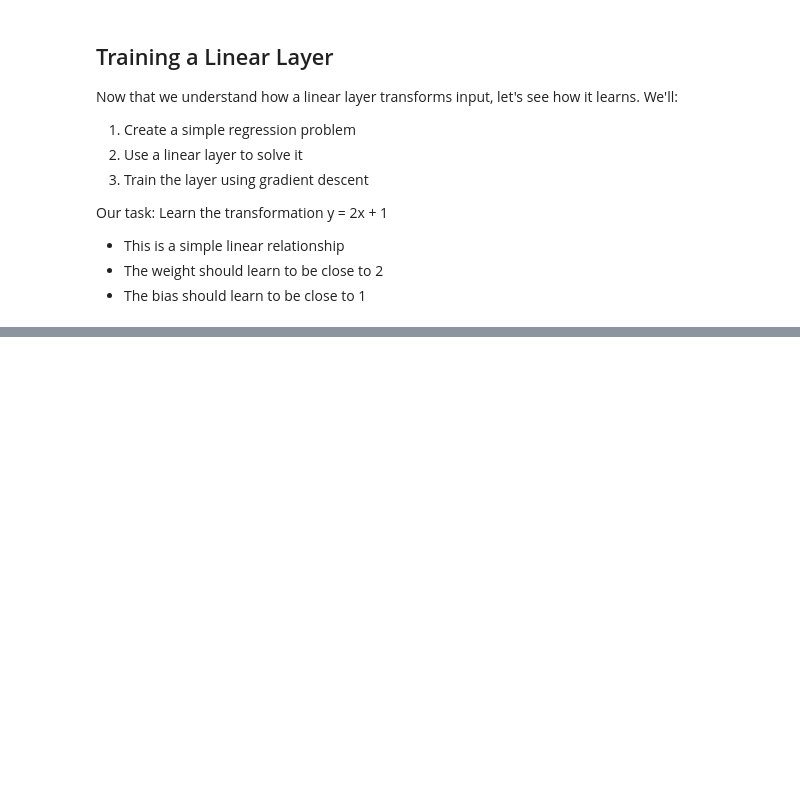
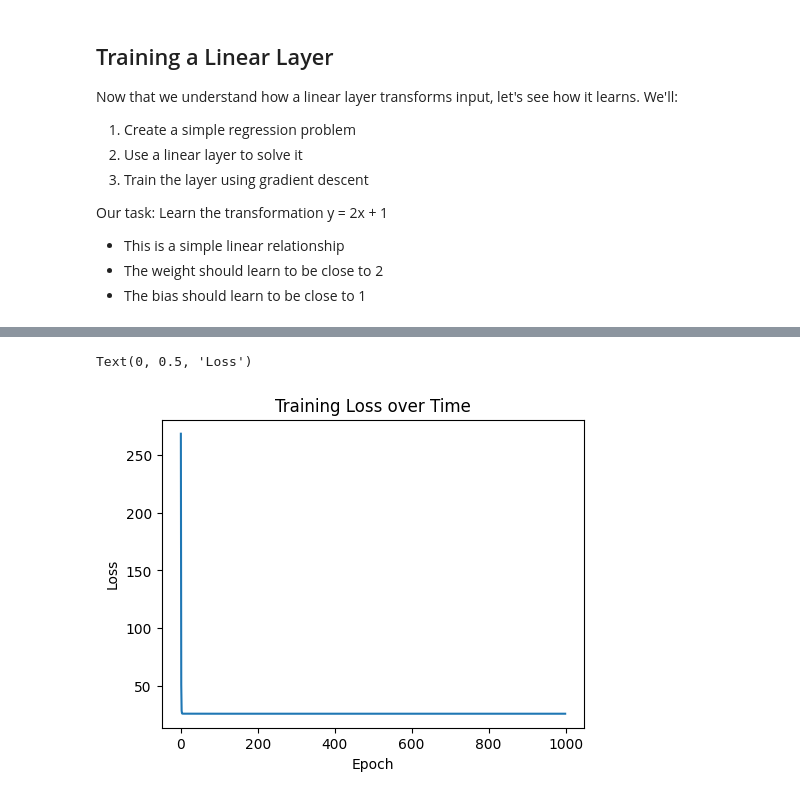
Before and after one commit to Hudsonps/pytorch-practice, a Jupyter notebook: notebooks/02_neural_networks.ipynb, the cells around one changed output, grey strips where cells are left out. Saved outputs shown, nothing was run; the diff lists cells and outputs as text; code cells hidden in the pictures; blank space fills up the shorter version.

```diff
--- a/notebooks/02_neural_networks.ipynb
+++ b/notebooks/02_neural_networks.ipynb
@@ -106,0 +130,6 @@ plt.scatter(x, y, label='Noisy data')
+# %%
+# Define loss function for training
+mse = nn.MSELoss()
+
+# Define optimizer
+optimizer = optim.SGD(linear_layer.parameters(), lr=0.01, momentum=0)
@@ -106,0 +154,34 @@ plt.scatter(x, y, label='Noisy data')
+# %%
+# Setup training loop
+
+n_epochs = 1000
+losses = []
+
+for epoch in range(n_epochs):
+    #forward pass
+    y_pred = linear_layer(x)
+    # we consider that we don't have access to the true y values
+    loss = mse(y_pred, y)
+    losses.append(loss.item())
+
+    #backward pass
+    optimizer.zero_grad()
+    loss.backward()
+    optimizer.step()
+
+    # remember that we gave the optimizer the parameters
+# %%
+# visualizing loss (mse):
+
+# Create a figure with two subplots
+plt.figure(figsize=(12, 4))
+
+# Plot 1: Training Loss
+plt.subplot(1, 2, 1)
+plt.plot(losses)
+plt.title('Training Loss over Time')
+plt.xlabel('Epoch')
+plt.ylabel('Loss')
+# %% [output]
+Text(0, 0.5, 'Loss')
+[figure, added]
```
Also changed, not shown: parts of 21 cells of this notebook.
